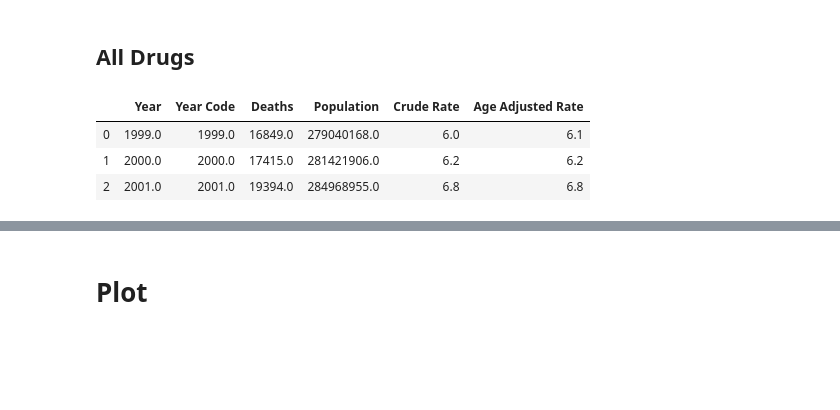
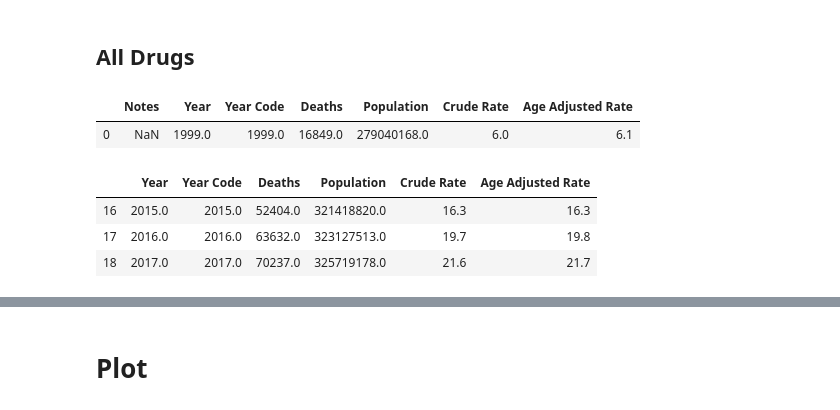
Before and after one commit to nithish08/opioids, a Jupyter notebook: src/MS-fentanyl-rise.ipynb, the cells around one changed output, grey strips where cells are left out. Saved outputs shown, nothing was run; the diff lists cells and outputs as text; code cells hidden in the pictures; blank space fills up the shorter version.

```diff
--- a/src/MS-fentanyl-rise.ipynb
+++ b/src/MS-fentanyl-rise.ipynb
@@ -59,6 +113,13 @@ synthetic_pre2014 = synthetic[:15]
 synthetic_post2014 = synthetic[14:]
 # %% [markdown]
 ## All Drugs
+# %%
+# Deaths from all drugs per year
+drugs = pd.read_csv('../input/deaths-per-year.csv', sep='\t')
+drugs.head(1)
+# %% [output]
+|  | Notes | Year | Year Code | Deaths | Population | Crude Rate | Age Adjusted Rate |
+| 0 | NaN | 1999.0 | 1999.0 | 16849.0 | 279040168.0 | 6.0 | 6.1 |
 # %%
 # Drop Notes column
 drugs = drugs.drop(columns=["Notes"])
@@ -66,12 +127,12 @@ drugs = drugs.drop(columns=["Notes"])
 # Drop rows with Year = Nan
 drugs = drugs.loc[drugs.Year.isna() == False]
 # %%
-drugs.head(3)
+drugs.tail(3)
 # %% [output]
 |  | Year | Year Code | Deaths | Population | Crude Rate | Age Adjusted Rate |
-| 0 | 1999.0 | 1999.0 | 16849.0 | 279040168.0 | 6.0 | 6.1 |
-| 1 | 2000.0 | 2000.0 | 17415.0 | 281421906.0 | 6.2 | 6.2 |
-| 2 | 2001.0 | 2001.0 | 19394.0 | 284968955.0 | 6.8 | 6.8 |
+| 16 | 2015.0 | 2015.0 | 52404.0 | 321418820.0 | 16.3 | 16.3 |
+| 17 | 2016.0 | 2016.0 | 63632.0 | 323127513.0 | 19.7 | 19.8 |
+| 18 | 2017.0 | 2017.0 | 70237.0 | 325719178.0 | 21.6 | 21.7 |
 # %%
 # Split frame at jump in fentanyl overdoses (2014-15)
 drugs_pre2014 = drugs[:15]
```
Also changed, not shown: parts of 23 cells of this notebook, 1 other file.
